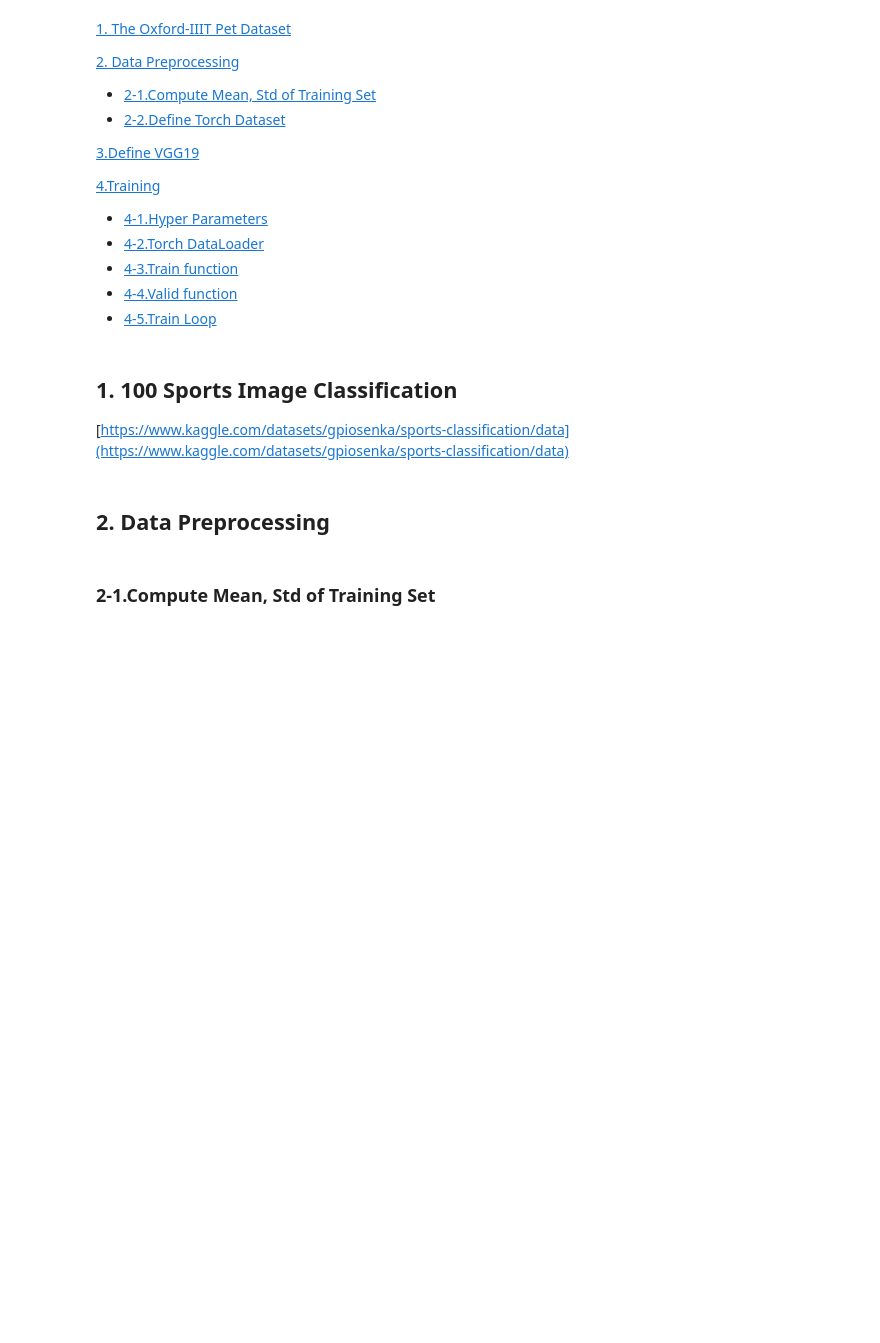
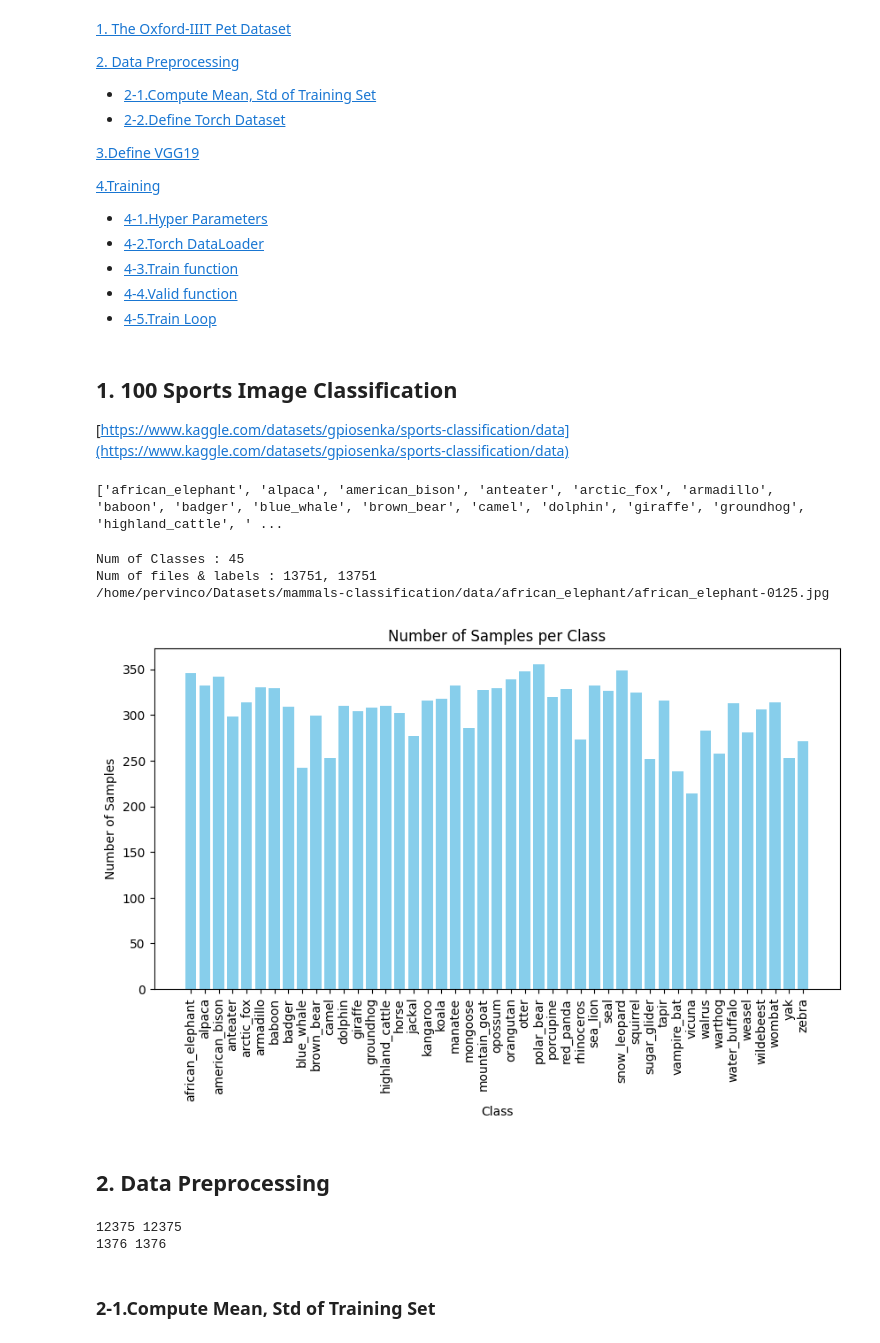
Before and after one commit to pervin0527/DL-basic, a Jupyter notebook: 08-VGG.ipynb, the cells around one changed output. Cells and saved outputs as stored; diff of their text form; code cells hidden in the pictures; blank space fills up the shorter version.

```diff
--- a/08-VGG.ipynb
+++ b/08-VGG.ipynb
@@ -35,9 +34,11 @@ from sklearn.model_selection import train_test_split
 ## 1. 100 Sports Image Classification
 [https://www.kaggle.com/datasets/gpiosenka/sports-classification/data](https://www.kaggle.com/datasets/gpiosenka/sports-classification/data)
 # %%
-data_dir = "/home/pervinco/Datasets/sports-classification/train"
+data_dir = "/home/pervinco/Datasets/mammals-classification/data"
 classes = sorted(os.listdir(data_dir))
 print(classes)
+# %% [output]
+['african_elephant', 'alpaca', 'american_bison', 'anteater', 'arctic_fox', 'armadillo', 'baboon', 'badger', 'blue_whale', 'brown_bear', 'camel', 'dolphin', 'giraffe', 'groundhog', 'highland_cattle', ' ...
 # %%
 images, labels = [], []
 for str_label in classes:
@@ -50,22 +51,28 @@ for str_label in classes:
 print(f"Num of Classes : {len(classes)}")
 print(f"Num of files & labels : {len(images)}, {len(labels)}")
 print(images[0])
+# %% [output]
+Num of Classes : 45
+Num of files & labels : 13751, 13751
+/home/pervinco/Datasets/mammals-classification/data/african_elephant/african_elephant-0125.jpg
 # %%
 classes = list(classes)
 sample_per_class = {}
 for label in labels:
     if not label in sample_per_class:
         sample_per_class[label] = 0
     else:
         sample_per_class[label] += 1
 
-plt.figure(figsize=(16, 8))
+plt.figure(figsize=(10, 5))
 plt.bar(sample_per_class.keys(), sample_per_class.values(), color='skyblue')
 plt.xlabel('Class')
 plt.ylabel('Number of Samples')
 plt.title('Number of Samples per Class')
 plt.xticks(rotation=90)
 plt.show()
+# %% [output]
+[figure, added]
 # %% [markdown]
 <a id="2"></a>
 ## 2. Data Preprocessing
@@ -74,6 +81,9 @@ train_x, valid_x, train_y, valid_y = train_test_split(images, labels, test_size=
 
 print(len(train_x), len(train_y))
 print(len(valid_x), len(valid_y))
+# %% [output]
+12375 12375
+1376 1376
 # %% [markdown]
 <a id="2-1"></a>
 ### 2-1.Compute Mean, Std of Training Set
```
Also changed, not shown: parts of 12 cells of this notebook, 1 other file.
